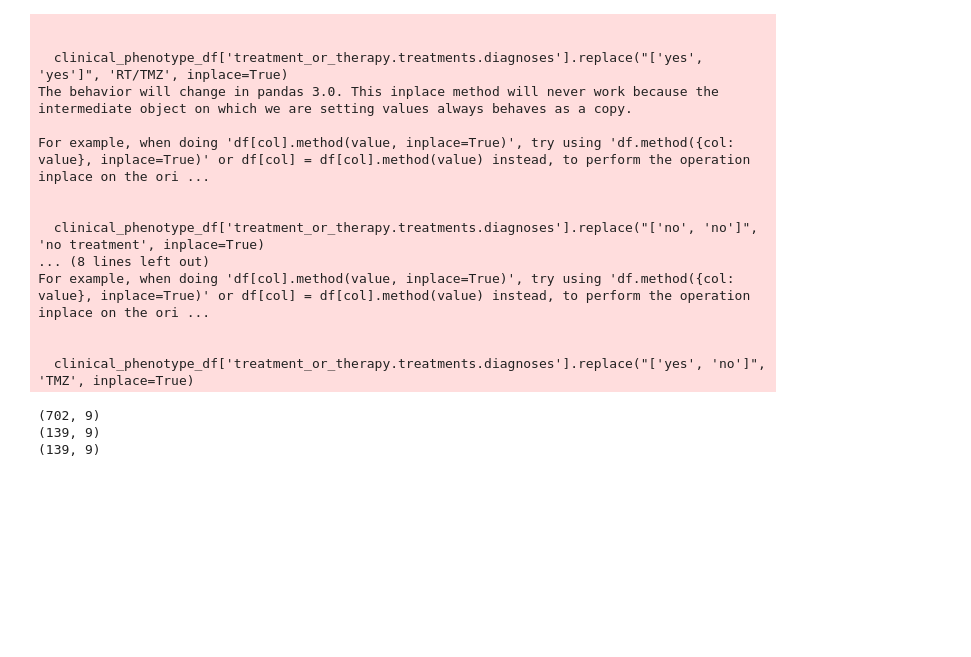
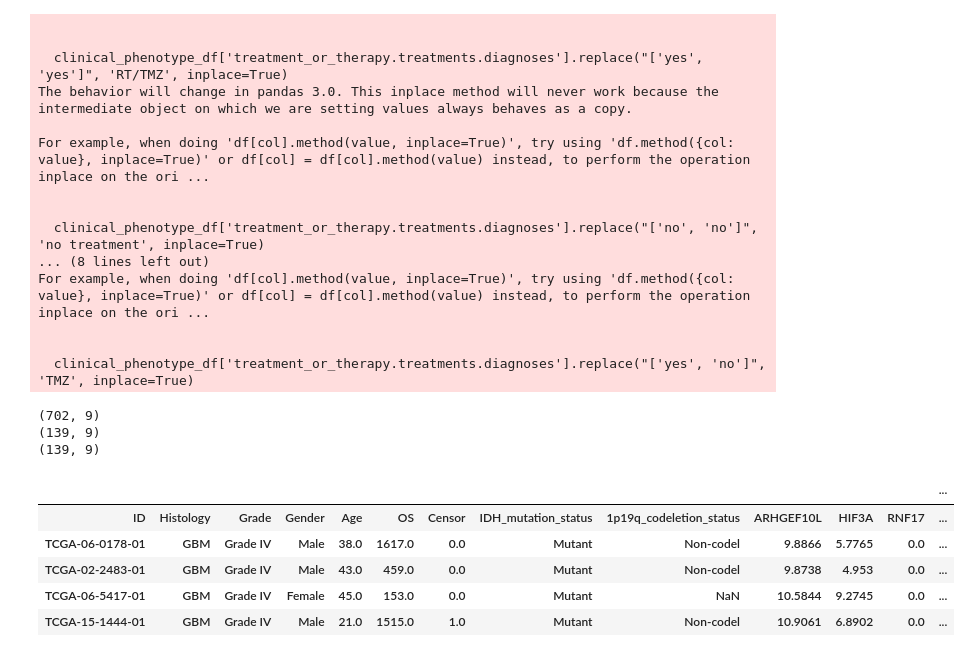
Before and after one commit to KYWILS21/effect_of_TMZ_on_MGMT, a Jupyter notebook: data_cleaning_clinical.ipynb, the cells around one changed output. Saved outputs shown, nothing was run; the diff lists cells and outputs as text; code cells hidden in the pictures; blank space fills up the shorter version.

Commit message:
Cleaned/Combined clinical/RNA-seq

```diff
--- a/data_cleaning_clinical.ipynb
+++ b/data_cleaning_clinical.ipynb
@@ -128,3 +128,13 @@ clinical_cgga_df.to_csv(output_path_2, index=False)
 (702, 9)
 (139, 9)
 (139, 9)
+# %%
+df = pd.read_csv("TCGA_data/combined_clinical_RNAseq.csv", sep=",")
+df.head()
+# %% [output]
+|  |  |  |  |  |  |  |  |  |  |  |  | ... |
+| ID | Histology | Grade | Gender | Age | OS | Censor | IDH_mutation_status | 1p19q_codeletion_status | ARHGEF10L | HIF3A | RNF17 | ... |
+| TCGA-06-0178-01 | GBM | Grade IV | Male | 38.0 | 1617.0 | 0.0 | Mutant | Non-codel | 9.8866 | 5.7765 | 0.0 | ... |
+| TCGA-02-2483-01 | GBM | Grade IV | Male | 43.0 | 459.0 | 0.0 | Mutant | Non-codel | 9.8738 | 4.953 | 0.0 | ... |
+| TCGA-06-5417-01 | GBM | Grade IV | Female | 45.0 | 153.0 | 0.0 | Mutant | NaN | 10.5844 | 9.2745 | 0.0 | ... |
+| TCGA-15-1444-01 | GBM | Grade IV | Male | 21.0 | 1515.0 | 1.0 | Mutant | Non-codel | 10.9061 | 6.8902 | 0.0 | ... |
```
Also changed, not shown: 1 other file.
